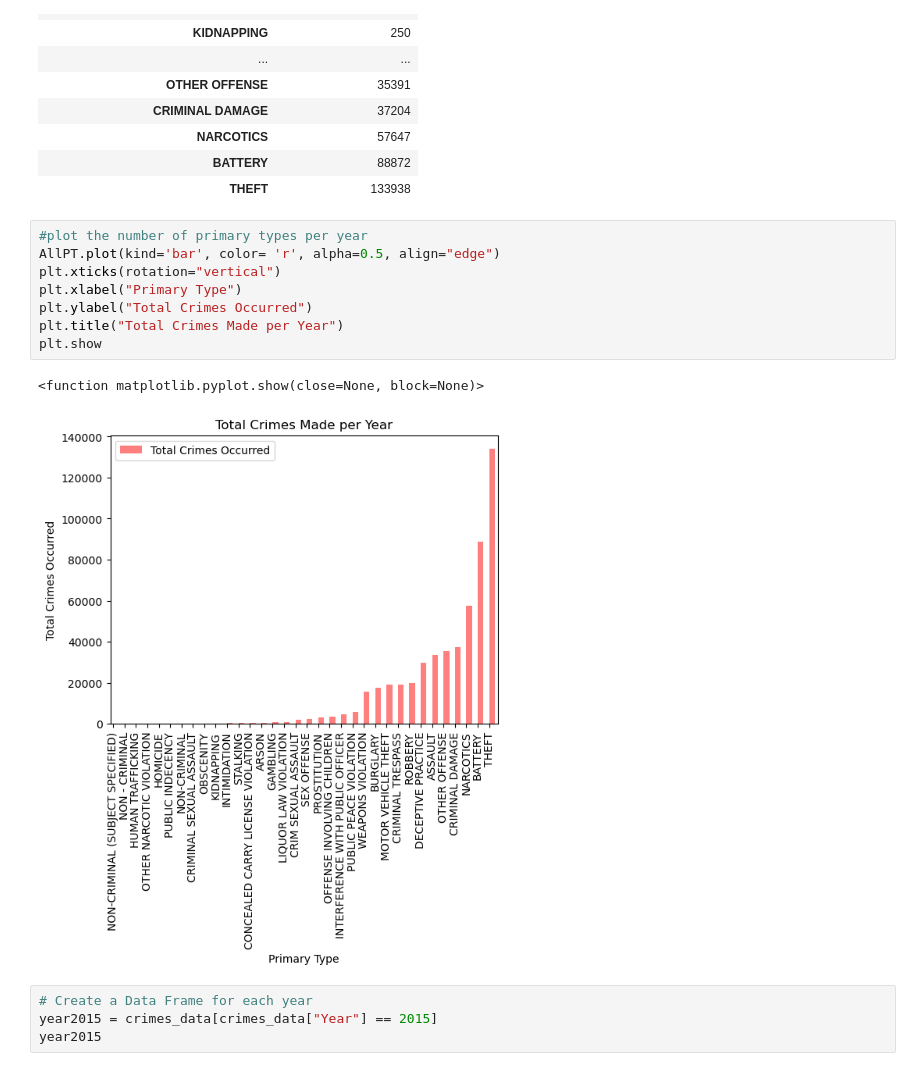
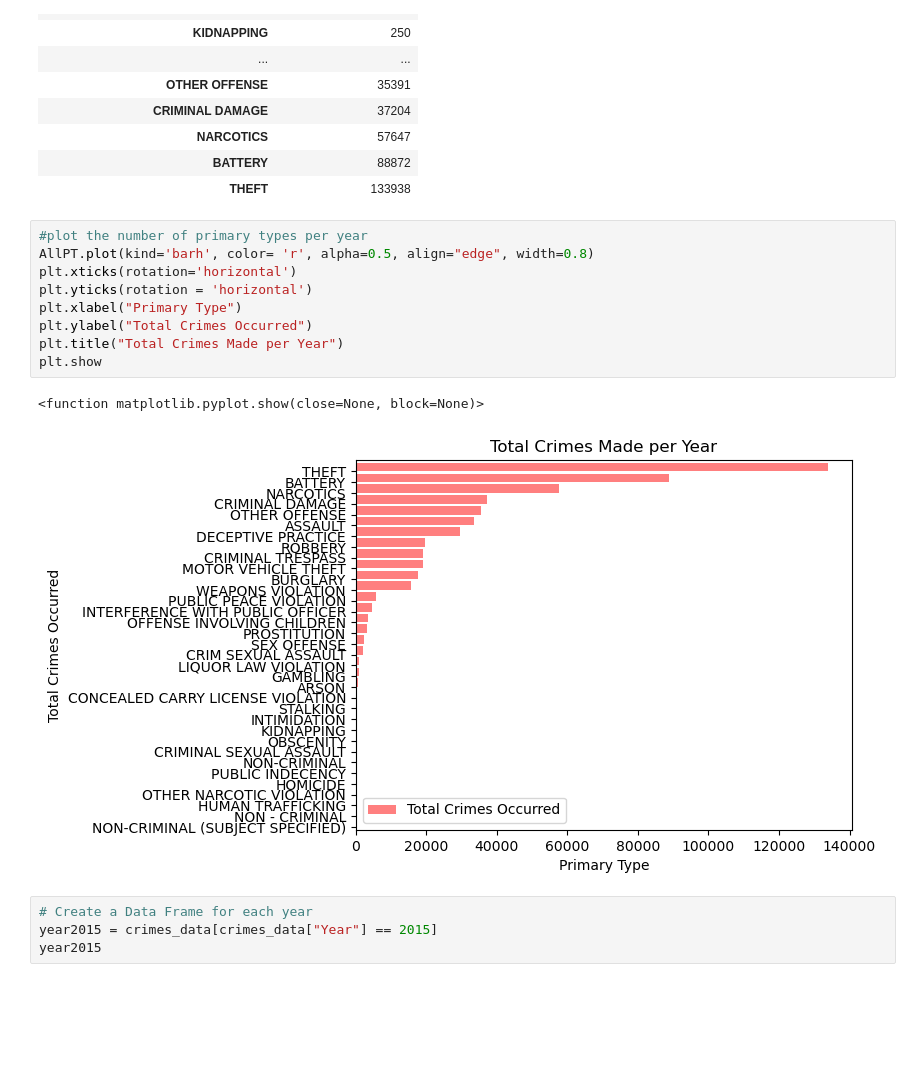
Before and after one commit to jdmandras/Project-1, a Jupyter notebook: Visualizations/PrimaryTypes.ipynb, the cells around one changed output. Cells and saved outputs as stored; diff of their text form; blank space fills up the shorter version.

Commit message:
visuals

```diff
--- a/Visualizations/PrimaryTypes.ipynb
+++ b/Visualizations/PrimaryTypes.ipynb
@@ -72,15 +72,16 @@ AllPT
 | THEFT | 133938 |
 # %%
 #plot the number of primary types per year
-AllPT.plot(kind='bar', color= 'r', alpha=0.5, align="edge")
-plt.xticks(rotation="vertical")
+AllPT.plot(kind='barh', color= 'r', alpha=0.5, align="edge", width=0.8)
+plt.xticks(rotation='horizontal')
+plt.yticks(rotation = 'horizontal')
 plt.xlabel("Primary Type")
 plt.ylabel("Total Crimes Occurred")
 plt.title("Total Crimes Made per Year")
 plt.show
 # %% [output]
 <function matplotlib.pyplot.show(close=None, block=None)>
-[figure, old version]
+[figure, new version]
 # %%
 # Create a Data Frame for each year
 year2015 = crimes_data[crimes_data["Year"] == 2015]
```
